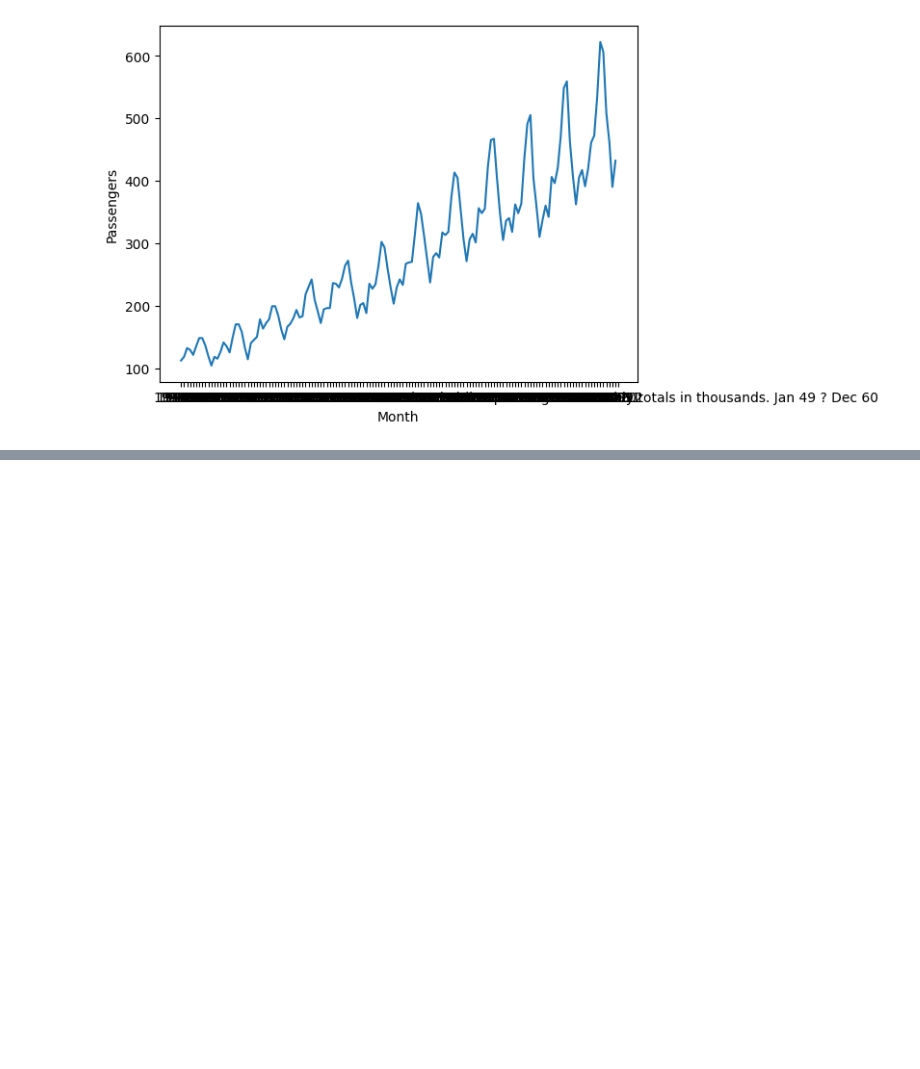
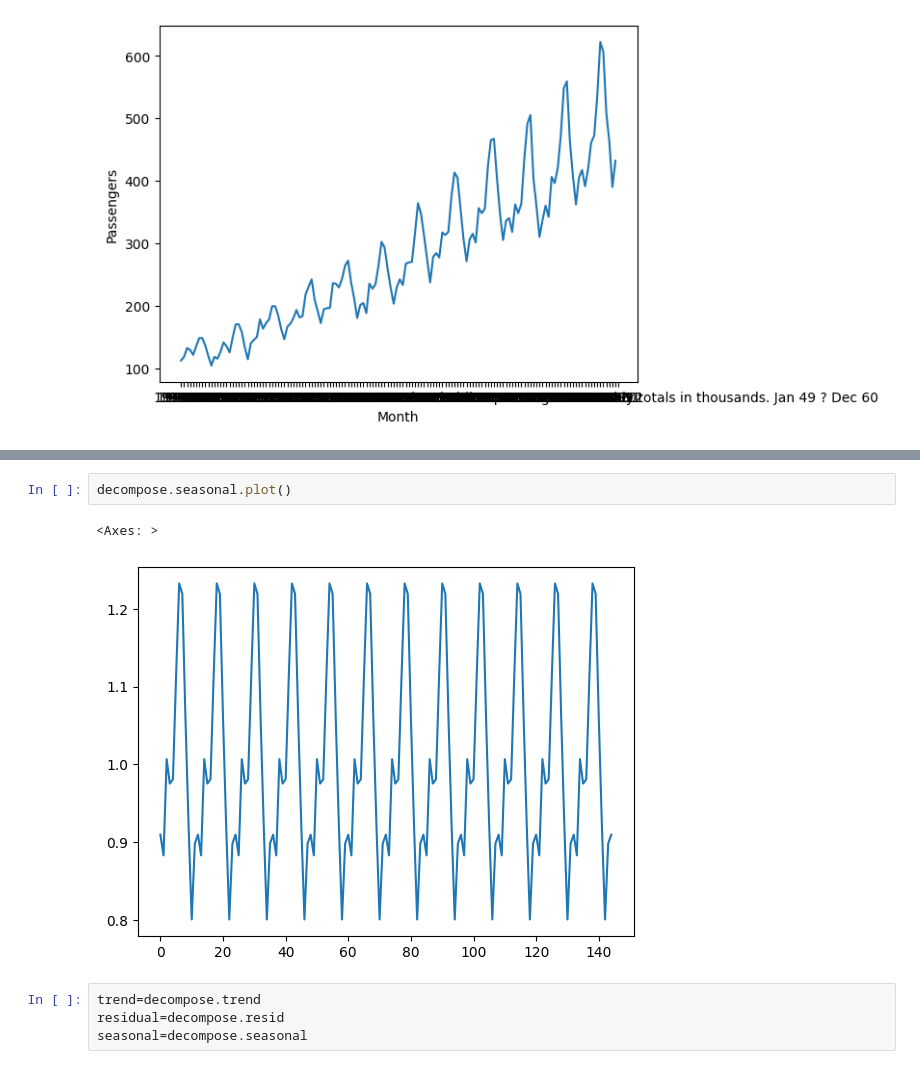
Before and after one commit to SajjadKhanYousafzai/Pipeline-ML, a Jupyter notebook: Machine Learning Journey/Time Series Analysis/time_series_analysis.ipynb, the cells around one changed output, grey strips where cells are left out. Saved outputs shown, nothing was run; the diff lists cells and outputs as text; blank space fills up the shorter version.

```diff
--- a/Machine Learning Journey/Time Series Analysis/time_series_analysis.ipynb
+++ b/Machine Learning Journey/Time Series Analysis/time_series_analysis.ipynb
@@ -62,0 +65,9 @@ ValueError: This function does not handle missing values
+# %%
+decompose.seasonal.plot()
+# %% [output]
+<Axes: >
+[figure, added]
+# %%
+trend=decompose.trend
+residual=decompose.resid
+seasonal=decompose.seasonal
```
Also changed, not shown: parts of 4 cells of this notebook.
